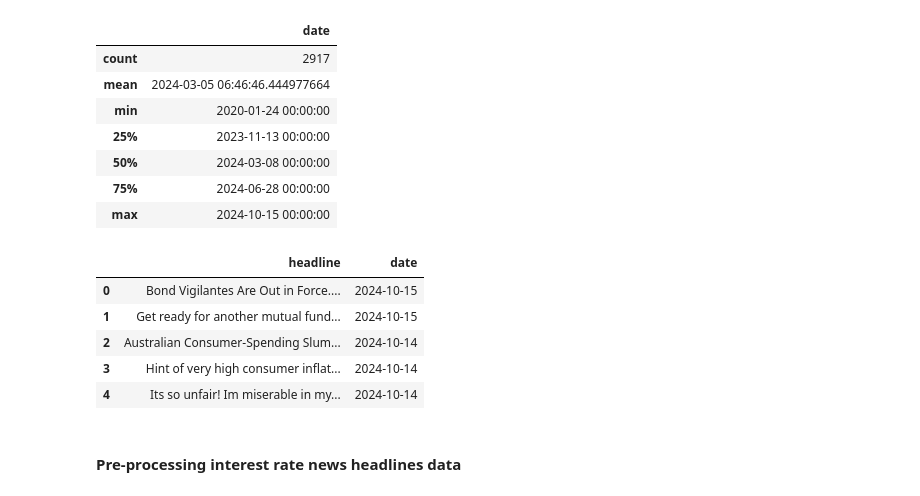
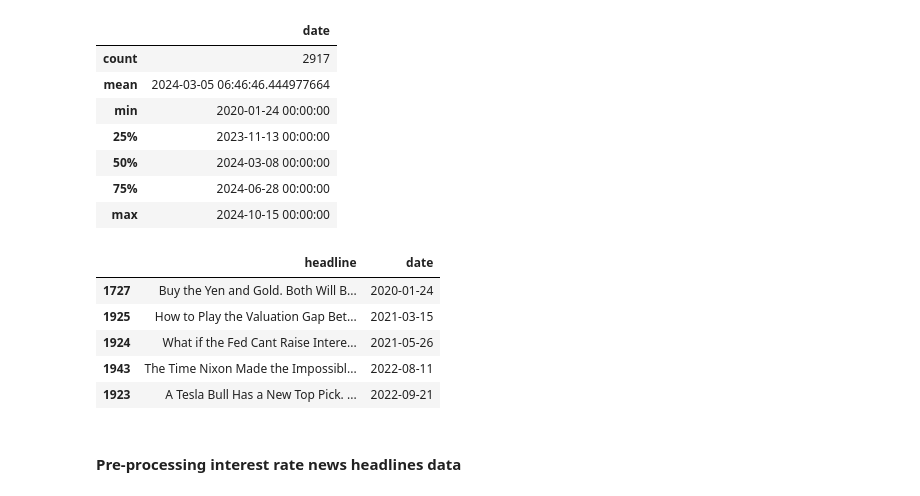
Before and after one commit to aalaka/gold-price-prediction, a Jupyter notebook: Sentiment_Analysis.ipynb, the cells around one changed output. Saved outputs shown, nothing was run; the diff lists cells and outputs as text; code cells hidden in the pictures.

```diff
--- a/Sentiment_Analysis.ipynb
+++ b/Sentiment_Analysis.ipynb
@@ -454,14 +455,15 @@ df_inflation_news.describe()
 | max | 2024-10-15 00:00:00 |
 # %%
 df_inflation_news_clean = df_inflation_news.copy()
+df_inflation_news_clean.sort_values(by='date', inplace=True)
 df_inflation_news_clean.head()
 # %% [output]
 |  | headline | date |
-| 0 | Bond Vigilantes Are Out in Force.... | 2024-10-15 |
-| 1 | Get ready for another mutual fund... | 2024-10-15 |
-| 2 | Australian Consumer-Spending Slum... | 2024-10-14 |
-| 3 | Hint of very high consumer inflat... | 2024-10-14 |
-| 4 | Its so unfair! Im miserable in my... | 2024-10-14 |
+| 1727 | Buy the Yen and Gold. Both Will B... | 2020-01-24 |
+| 1925 | How to Play the Valuation Gap Bet... | 2021-03-15 |
+| 1924 | What if the Fed Cant Raise Intere... | 2021-05-26 |
+| 1943 | The Time Nixon Made the Impossibl... | 2022-08-11 |
+| 1923 | A Tesla Bull Has a New Top Pick. ... | 2022-09-21 |
 # %% [markdown]
 #### Pre-processing interest rate news headlines data
 # %%
```
Also changed, not shown: parts of 12 cells of this notebook, 6 other files.
